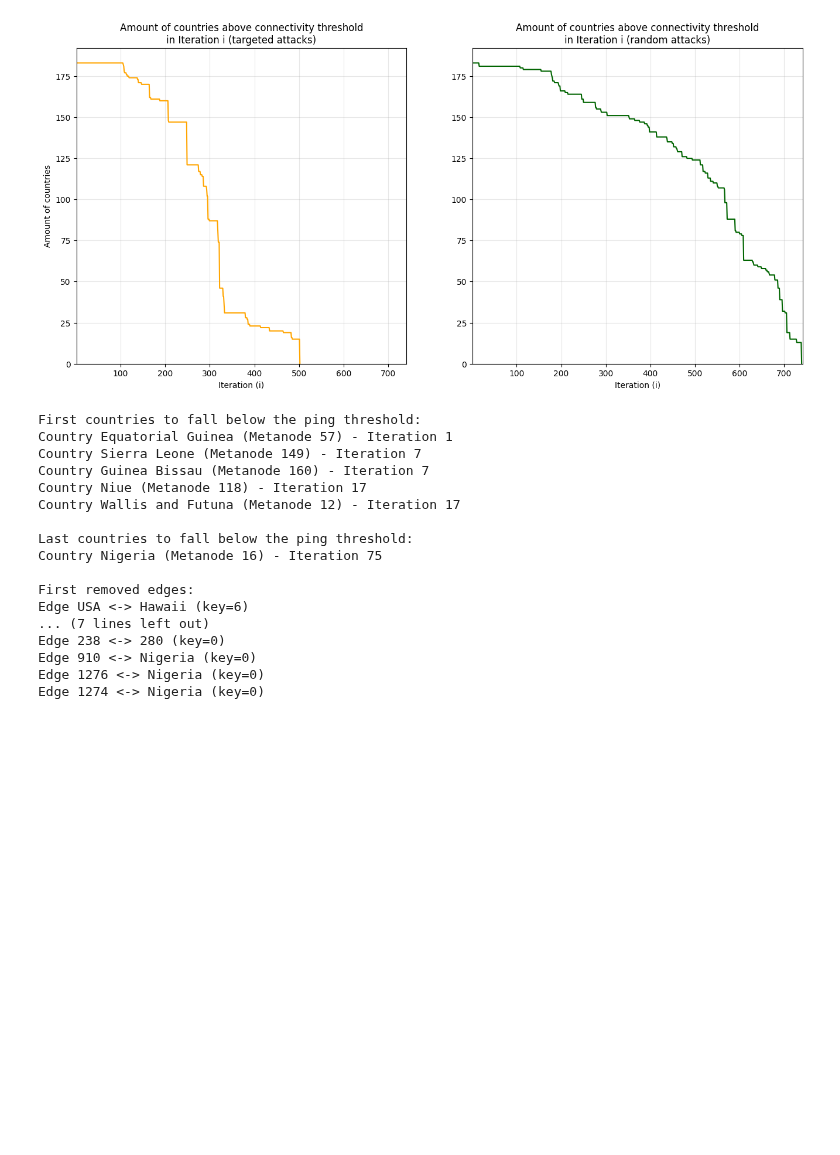
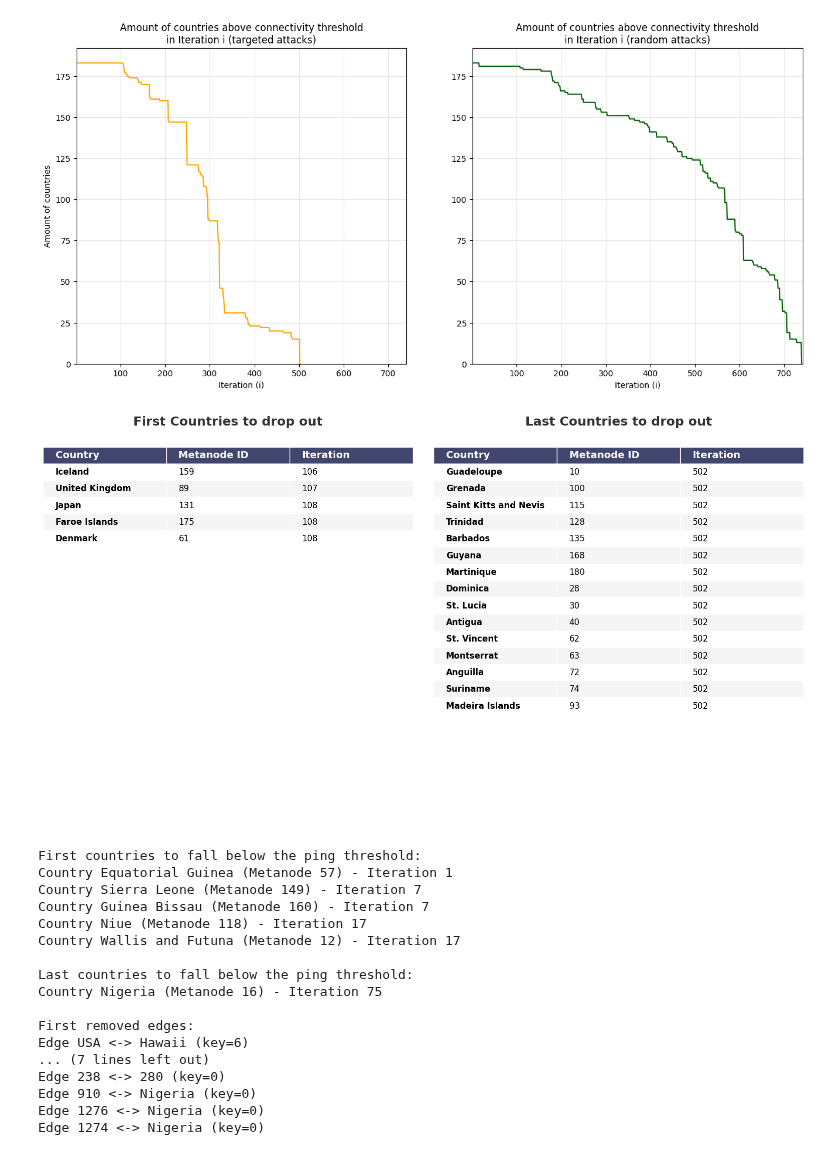
Before and after one commit to vinp505/UCNA, a Jupyter notebook: src/network_analysis/results.ipynb, the cells around one changed output. Drawn from its saved outputs; the diff is of its cells as text; code cells hidden in the pictures; blank space fills up the shorter version.

```diff
--- a/src/network_analysis/results.ipynb
+++ b/src/network_analysis/results.ipynb
@@ -179,6 +179,91 @@ Edge 1073 <-> 1075 (key=0)
 Edge Jamaica <-> Cuba (key=0)
 Edge 50 <-> S?o Tom? and Pr?ncipe (key=0)
 [figure]
+# %%
+import matplotlib.pyplot as plt
+import pandas as pd
+
+# 1. Prepare the Data
+data_first = [
+    ["Iceland", 159, 106],
+    ["United Kingdom", 89, 107],
+    ["Japan", 131, 108],
+    ["Faroe Islands", 175, 108],
+    ["Denmark", 61, 108]
+]
+
+data_last = [
+    ["Guadeloupe", 10, 502],
+    ["Grenada", 100, 502],
+    ["Saint Kitts and Nevis", 115, 502],
+    ["Trinidad", 128, 502],
+    ["Barbados", 135, 502],
+    ["Guyana", 168, 502],
+    ["Martinique", 180, 502],
+    ["Dominica", 28, 502],
+    ["St. Lucia", 30, 502],
+    ["Antigua", 40, 502],
+    ["St. Vincent", 62, 502],
+    ["Montserrat", 63, 502],
+    ["Anguilla", 72, 502],
+    ["Suriname", 74, 502],
+    ["Madeira Islands", 93, 502]
+]
+
+columns = ["Country", "Metanode ID", "Iteration"]
+
+df_first = pd.DataFrame(data_first, columns=columns)
+df_last = pd.DataFrame(data_last, columns=columns)
+
+# 2. Setup the Figure (Slide Dimensions 16:9)
+fig, (ax1, ax2) = plt.subplots(1, 2, figsize=(16, 9))
+fig.patch.set_facecolor('white') # Ensure white background
+
+# Define Colors
+header_color = '#40466e' # Dark Blue/Grey
+header_text_color = 'white'
+row_colors = ['#f5f5f5', 'white'] # Alternating Grey/White
+edge_color = 'white'
+
+def render_table(ax, df, title):
+    ax.axis('off')
+
+    # Create the table
+    table = ax.table(cellText=df.values, colLabels=df.columns, loc='upper center',
+                     cellLoc='left', colLoc='left')
+
+    # Formatting
+    table.auto_set_font_size(False)
+    table.set_fontsize(12)
+    table.scale(1, 1.8) # Increase row height
+
+    # Iterate through cells to style them
+    for (row, col), cell in table.get_celld().items():
+        cell.set_edgecolor(edge_color)
+        cell.set_linewidth(1)
+
+        if row == 0: # Header
+            cell.set_text_props(weight='bold', color=header_text_color)
+            cell.set_facecolor(header_color)
+            cell.set_fontsize(14)
+        else: # Data Rows
+            cell.set_facecolor(row_colors[row % 2])
+            # Bold the country name (first column)
+            if col == 0:
+                cell.set_text_props(weight='bold')
+
+    # Set Title
+    ax.set_title(title, fontsize=18, weight='bold', color='#333333', pad=20)
+
+# 3. Render Tables
+render_table(ax1, df_first, "First Countries to drop out")
+render_table(ax2, df_last, "Last Countries to drop out")
+
+# Adjust layout to prevent overlap
+plt.tight_layout(pad=3.0)
+plt.show()
+# %% [output]
+[figure, added]
 # %%
 printResults("ping")
 # %% [output]
```
Also changed, not shown: 3 other files.
